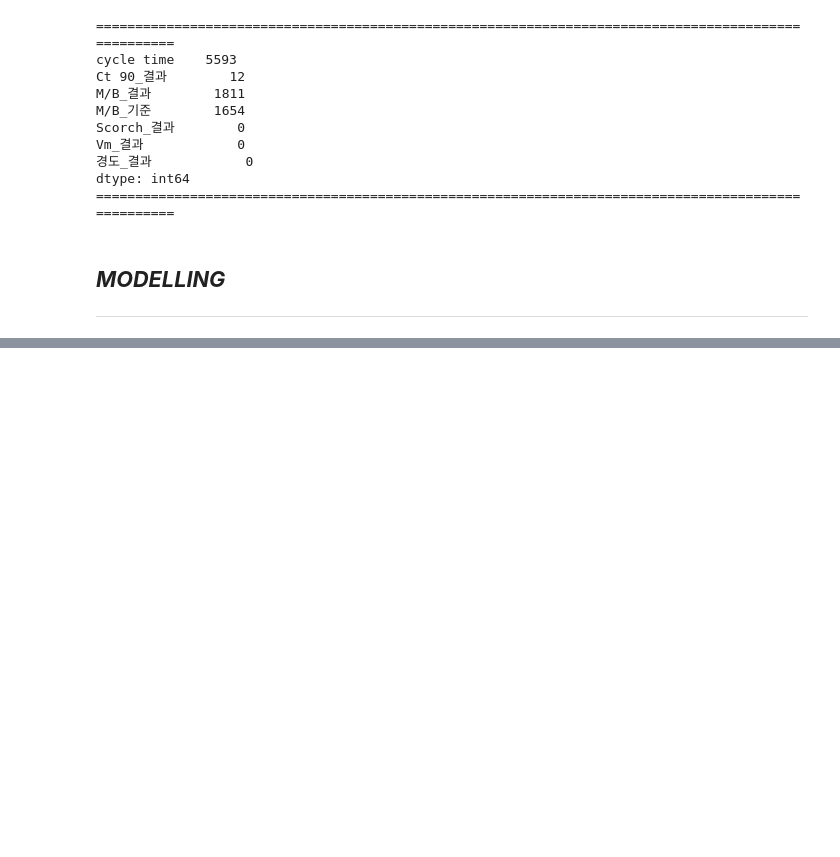
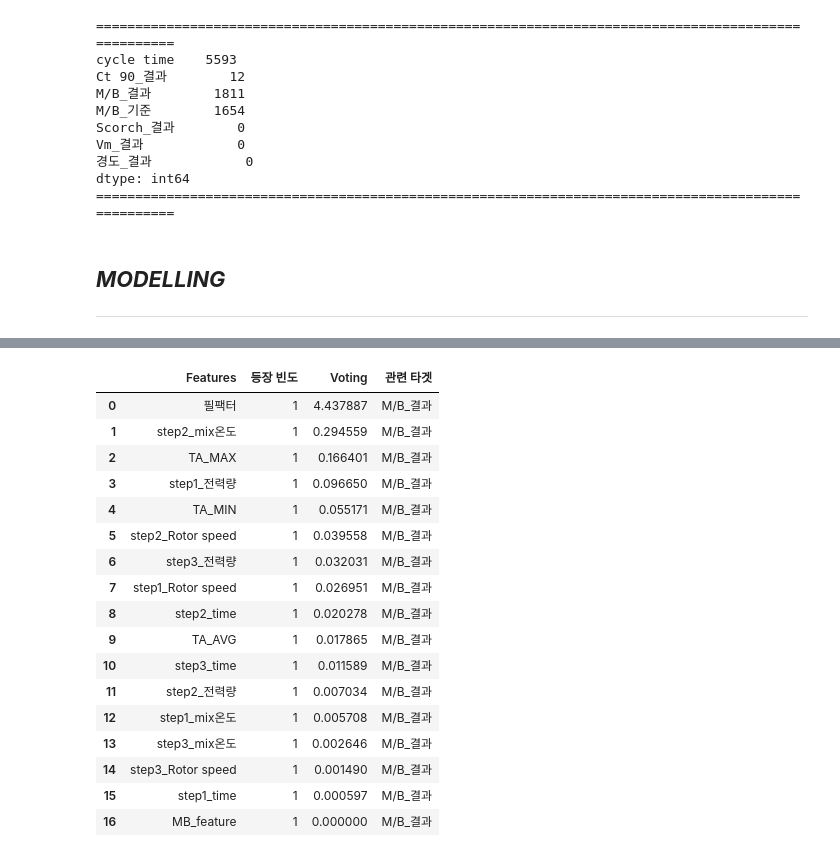
Before and after one commit to hwijongim/P2502_HSC, a Jupyter notebook: notebooks/06_clsuter_CMB_1.ipynb, the cells around one changed output, grey strips where cells are left out. Saved outputs shown, nothing was run; the diff lists cells and outputs as text; code cells hidden in the pictures; blank space fills up the shorter version.

```diff
--- a/notebooks/06_clsuter_CMB_1.ipynb
+++ b/notebooks/06_clsuter_CMB_1.ipynb
@@ -302,0 +235,13 @@ Test SMAPE : 1.65
+# %%
+### Shap Tree 적용
+# M/B
+mb_shap_values, mb_filtered_dataset, mb_feature_importance = shap_tree(dataset, mb_scaler, mb_scaler_cols, mb_model, p_type, target_col=targets[0], cluster=cluster)
+
+# Voting
+feature_importances = [mb_feature_importance]
+cluster_feature_importance = voting_feature_importance(feature_importances)
+
+# Print
+print('='*100)
+print(f'Cluster {cluster} Shap Tree Feature Importance 추출 완료')
+print('='*100)
@@ -302,0 +258,21 @@ Test SMAPE : 1.65
+# %%
+cluster_feature_importance
+# %% [output]
+|  | Features | 등장 빈도 | Voting | 관련 타겟 |
+| 0 | 필팩터 | 1 | 4.437887 | M/B_결과 |
+| 1 | step2_mix온도 | 1 | 0.294559 | M/B_결과 |
+| 2 | TA_MAX | 1 | 0.166401 | M/B_결과 |
+| 3 | step1_전력량 | 1 | 0.096650 | M/B_결과 |
+| 4 | TA_MIN | 1 | 0.055171 | M/B_결과 |
+| 5 | step2_Rotor speed | 1 | 0.039558 | M/B_결과 |
+| 6 | step3_전력량 | 1 | 0.032031 | M/B_결과 |
+| 7 | step1_Rotor speed | 1 | 0.026951 | M/B_결과 |
+| 8 | step2_time | 1 | 0.020278 | M/B_결과 |
+| 9 | TA_AVG | 1 | 0.017865 | M/B_결과 |
+| 10 | step3_time | 1 | 0.011589 | M/B_결과 |
+| 11 | step2_전력량 | 1 | 0.007034 | M/B_결과 |
+| 12 | step1_mix온도 | 1 | 0.005708 | M/B_결과 |
+| 13 | step3_mix온도 | 1 | 0.002646 | M/B_결과 |
+| 14 | step3_Rotor speed | 1 | 0.001490 | M/B_결과 |
+| 15 | step1_time | 1 | 0.000597 | M/B_결과 |
+| 16 | MB_feature | 1 | 0.000000 | M/B_결과 |
```
Also changed, not shown: parts of 8 cells of this notebook, 6 other files.
